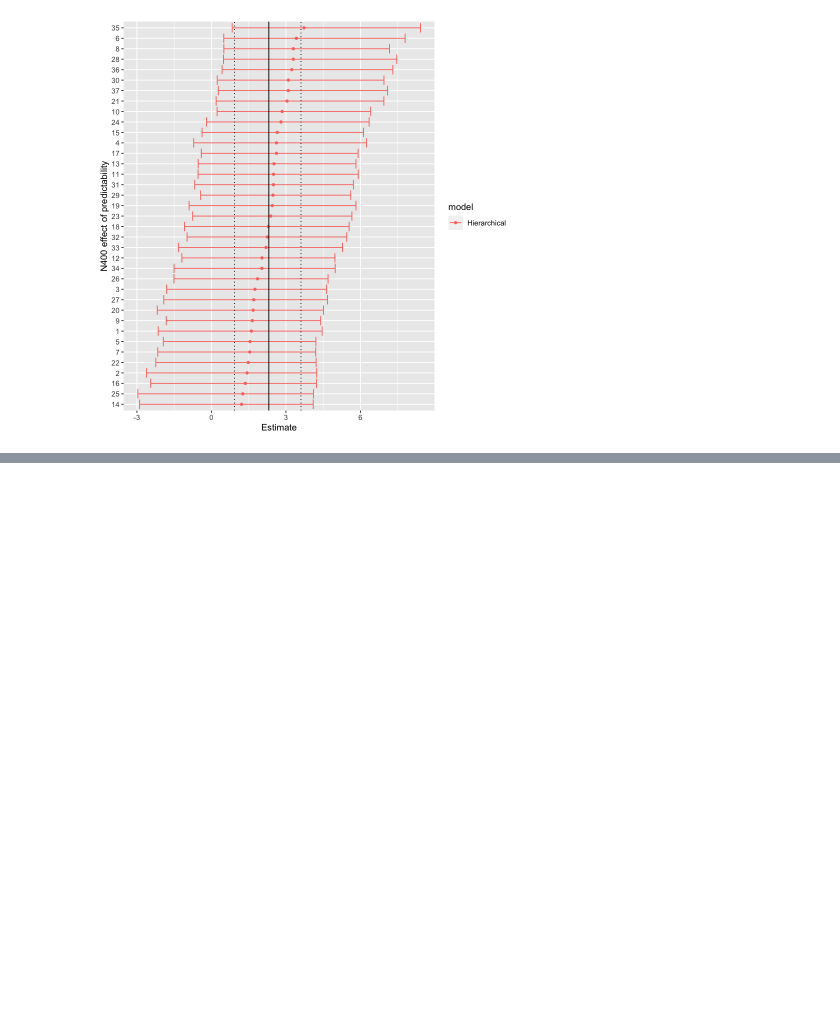
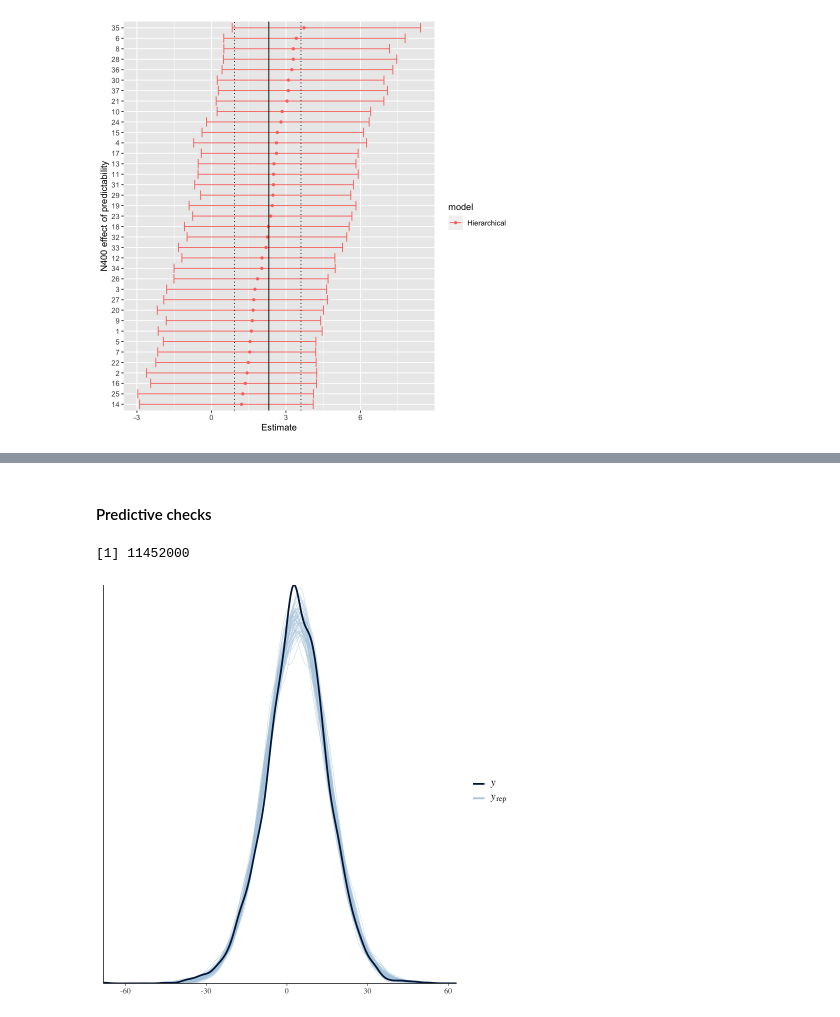
Before and after one commit to abelowska/bayescogsci, a Jupyter notebook: chapter_11.ipynb, the cells around one changed output, grey strips where cells are left out. Saved outputs shown, nothing was run; the diff lists cells and outputs as text; code cells hidden in the pictures; blank space fills up the shorter version.

```diff
--- a/chapter_11.ipynb
+++ b/chapter_11.ipynb
@@ -411,0 +781,6 @@ ggplot(
+# %%
+# center variable item
+df_eeg <- df_eeg %>%
+  mutate(
+    item = as.numeric(as.factor(item)),
+    c_cloze = cloze - mean(cloze))
@@ -411,0 +799,10 @@ ggplot(
+# %%
+# create data for Stan model
+ls_eeg <- list(
+  N = nrow(df_eeg),
+  signal = df_eeg$n400,
+  c_cloze = df_eeg$c_cloze,
+  subj = df_eeg$subj,
+  item = df_eeg$item,
+  N_subj = max(df_eeg$subj),
+  N_item = max(df_eeg$item))
@@ -411,0 +811,2 @@ ggplot(
+# %%
+fit_eeg_dist_check <- stan("stan_models/n400_distributional.stan", data = ls_eeg)
@@ -411,0 +834,10 @@ ggplot(
+# %% [markdown]
+#### Predictive checks
+# %%
+yrep = extract(fit_eeg_dist_check)$p_size_pred
+# %% [output]
+[1] 11452000
+# %%
+ppc_dens_overlay(df_eeg$n400, yrep = yrep[1:50, ])
+# %% [output]
+[figure, added]
```
Also changed, not shown: parts of 54 cells of this notebook, 12 other files.
